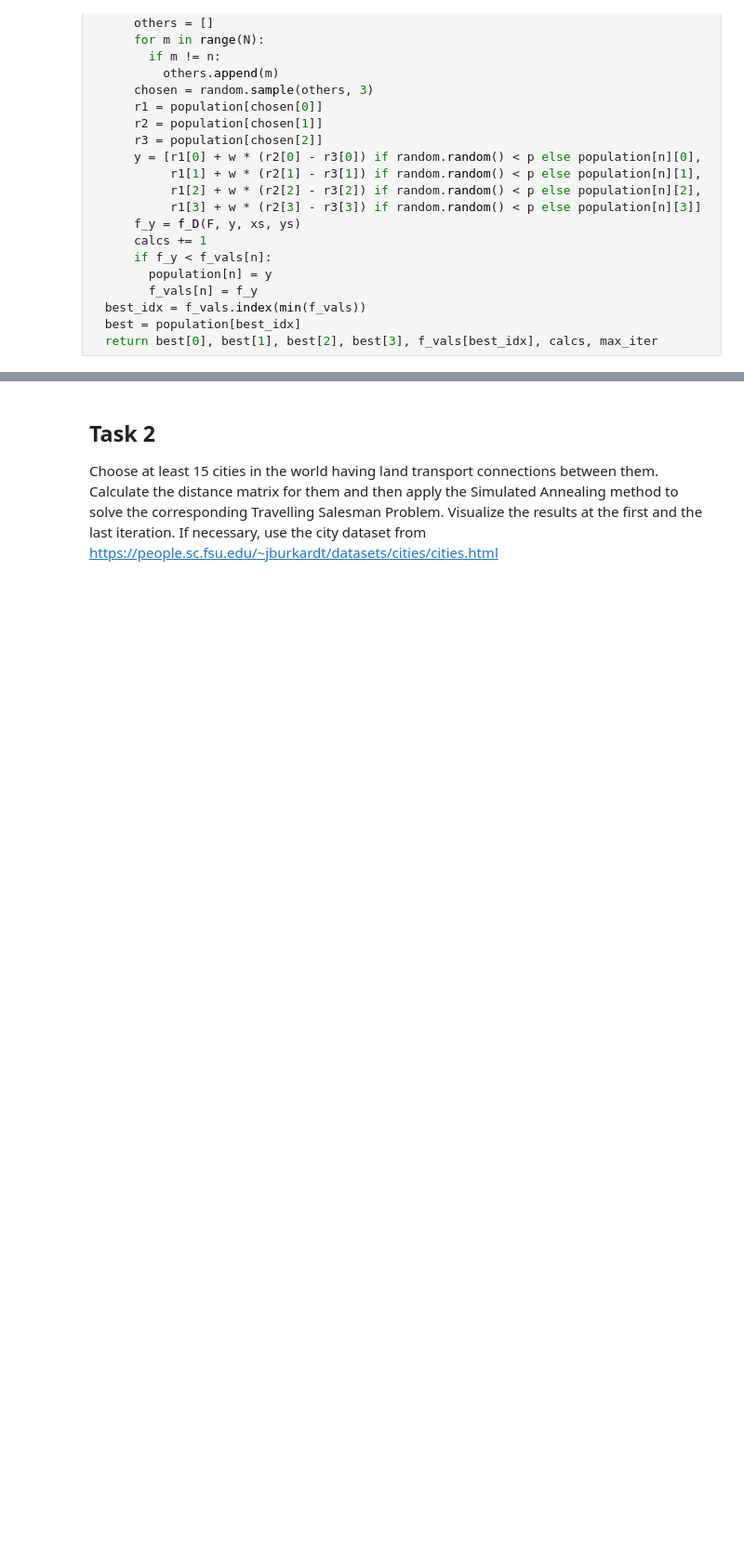
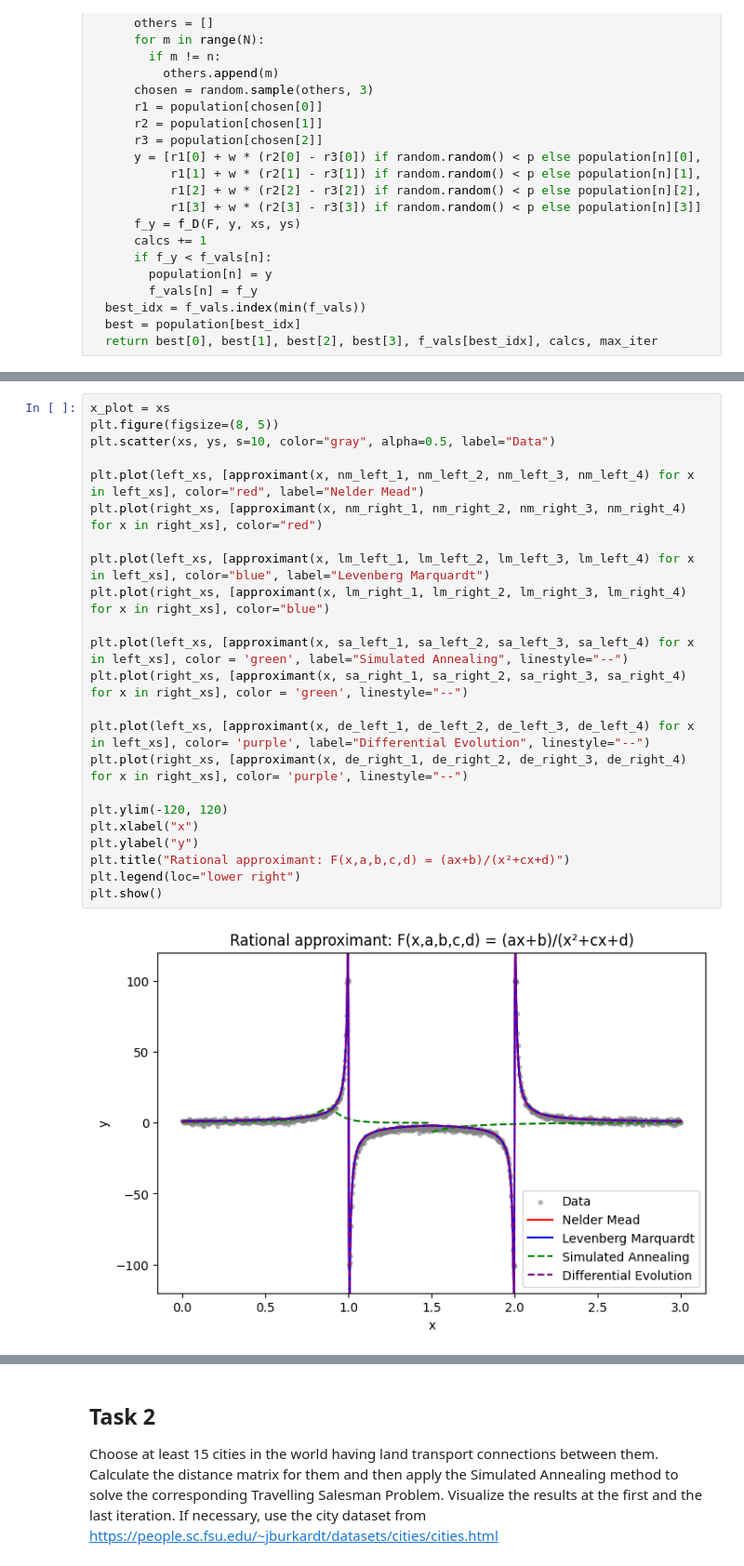
Before and after one commit to bobsi1/Algorithms_BDML_1year, a Jupyter notebook: A4_Rubtcova.ipynb, the cells around one changed output, grey strips where cells are left out. Shown at 93% size. Saved outputs shown, nothing was run; the diff lists cells and outputs as text; blank space fills up the shorter version.

```diff
--- a/A4_Rubtcova.ipynb
+++ b/A4_Rubtcova.ipynb
@@ -416,3 +505,28 @@ plt.show()
+# %%
+x_plot = xs
+plt.figure(figsize=(8, 5))
+plt.scatter(xs, ys, s=10, color="gray", alpha=0.5, label="Data")
+
+plt.plot(left_xs, [approximant(x, nm_left_1, nm_left_2, nm_left_3, nm_left_4) for x in left_xs], color="red", label="Nelder Mead")
+plt.plot(right_xs, [approximant(x, nm_right_1, nm_right_2, nm_right_3, nm_right_4) for x in right_xs], color="red")
+
+plt.plot(left_xs, [approximant(x, lm_left_1, lm_left_2, lm_left_3, lm_left_4) for x in left_xs], color="blue", label="Levenberg Marquardt")
+plt.plot(right_xs, [approximant(x, lm_right_1, lm_right_2, lm_right_3, lm_right_4) for x in right_xs], color="blue")
+
+plt.plot(left_xs, [approximant(x, sa_left_1, sa_left_2, sa_left_3, sa_left_4) for x in left_xs], color = 'green', label="Simulated Annealing", linestyle="--")
+plt.plot(right_xs, [approximant(x, sa_right_1, sa_right_2, sa_right_3, sa_right_4) for x in right_xs], color = 'green', linestyle="--")
+
+plt.plot(left_xs, [approximant(x, de_left_1, de_left_2, de_left_3, de_left_4) for x in left_xs], color= 'purple', label="Differential Evolution", linestyle="--")
+plt.plot(right_xs, [approximant(x, de_right_1, de_right_2, de_right_3, de_right_4) for x in right_xs], color= 'purple', linestyle="--")
+
+plt.ylim(-120, 120)
+plt.xlabel("x")
+plt.ylabel("y")
+plt.title("Rational approximant: F(x,a,b,c,d) = (ax+b)/(x²+cx+d)")
+plt.legend(loc="lower right")
+plt.show()
+# %% [output]
+[figure, added]
 # %% [markdown]
 ### Conclusion
 
```
Also changed, not shown: parts of 16 cells of this notebook.
